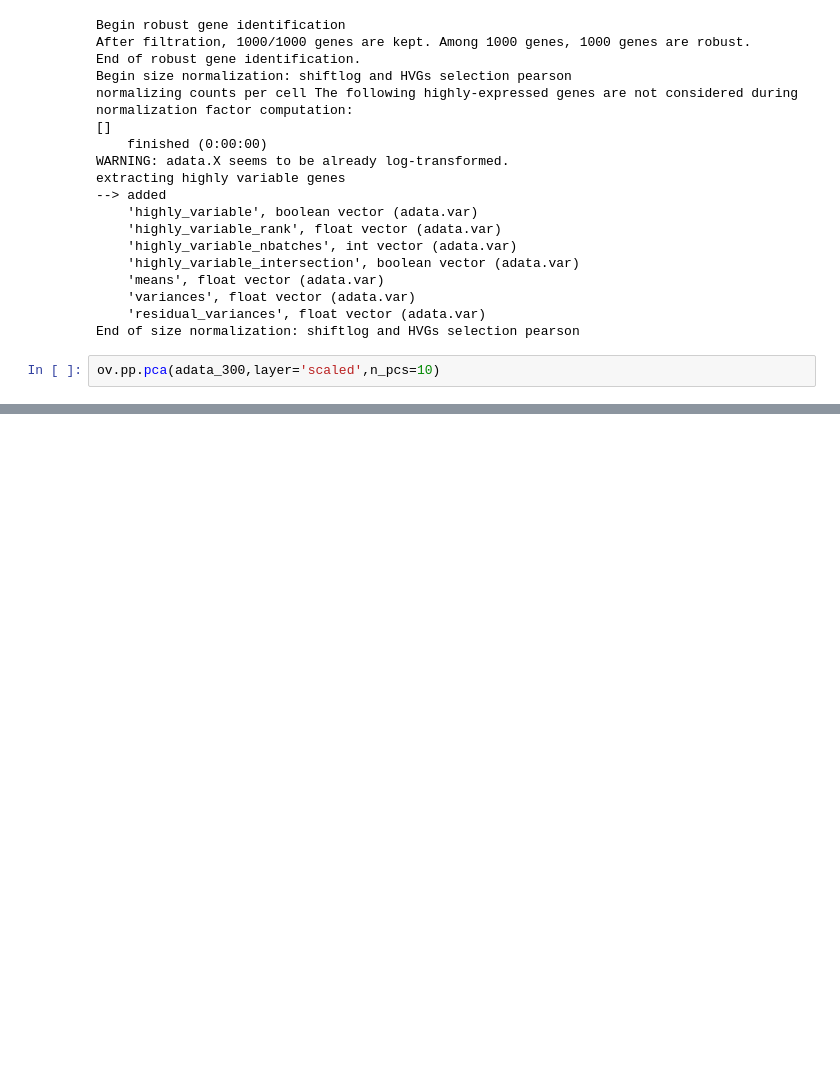
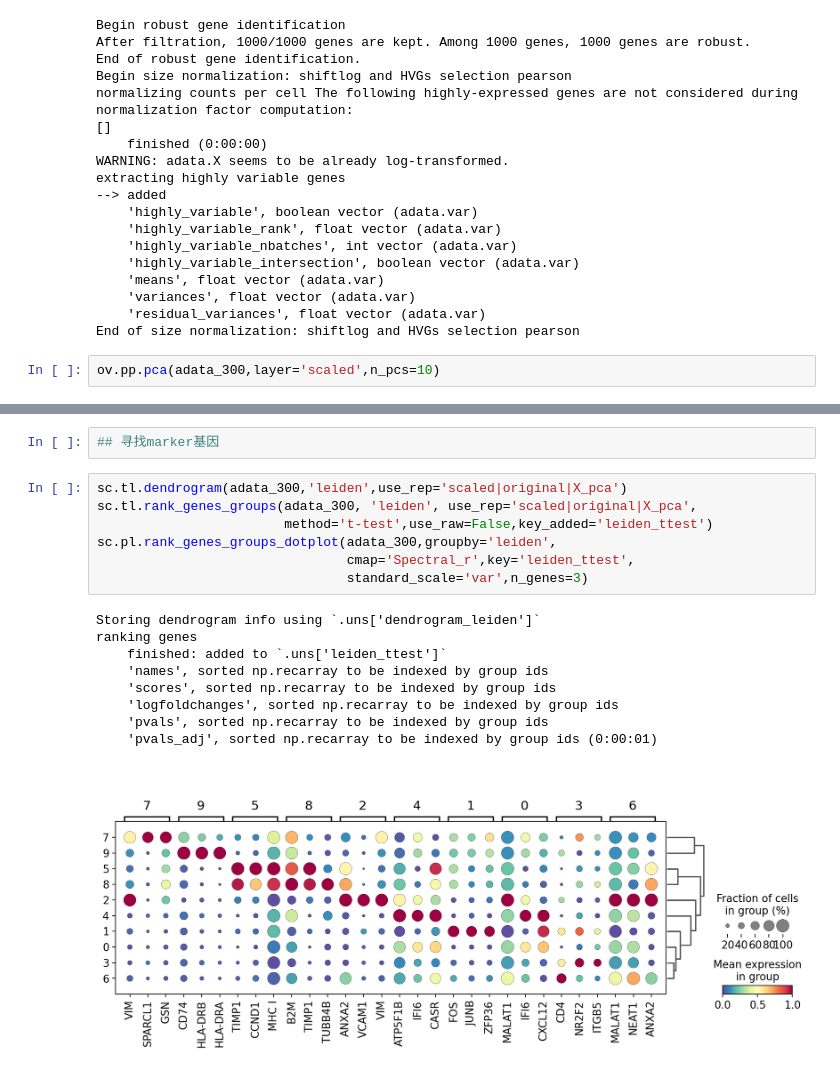
Before and after one commit to Tyc03/SMI_practice, a Jupyter notebook: preprocess.ipynb, the cells around one changed output, grey strips where cells are left out. Cells and saved outputs as stored; diff of their text form; blank space fills up the shorter version.

```diff
--- a/preprocess.ipynb
+++ b/preprocess.ipynb
@@ -169,0 +332,19 @@ KeyError: 'CST3'
+# %%
+## 寻找marker基因
+# %%
+sc.tl.dendrogram(adata_300,'leiden',use_rep='scaled|original|X_pca')
+sc.tl.rank_genes_groups(adata_300, 'leiden', use_rep='scaled|original|X_pca',
+                        method='t-test',use_raw=False,key_added='leiden_ttest')
+sc.pl.rank_genes_groups_dotplot(adata_300,groupby='leiden',
+                                cmap='Spectral_r',key='leiden_ttest',
+                                standard_scale='var',n_genes=3)
+# %% [output]
+Storing dendrogram info using `.uns['dendrogram_leiden']`
+ranking genes
+    finished: added to `.uns['leiden_ttest']`
+    'names', sorted np.recarray to be indexed by group ids
+    'scores', sorted np.recarray to be indexed by group ids
+    'logfoldchanges', sorted np.recarray to be indexed by group ids
+    'pvals', sorted np.recarray to be indexed by group ids
+    'pvals_adj', sorted np.recarray to be indexed by group ids (0:00:01)
+[figure, added]
```
Also changed, not shown: parts of 36 cells of this notebook, 4 other files.
